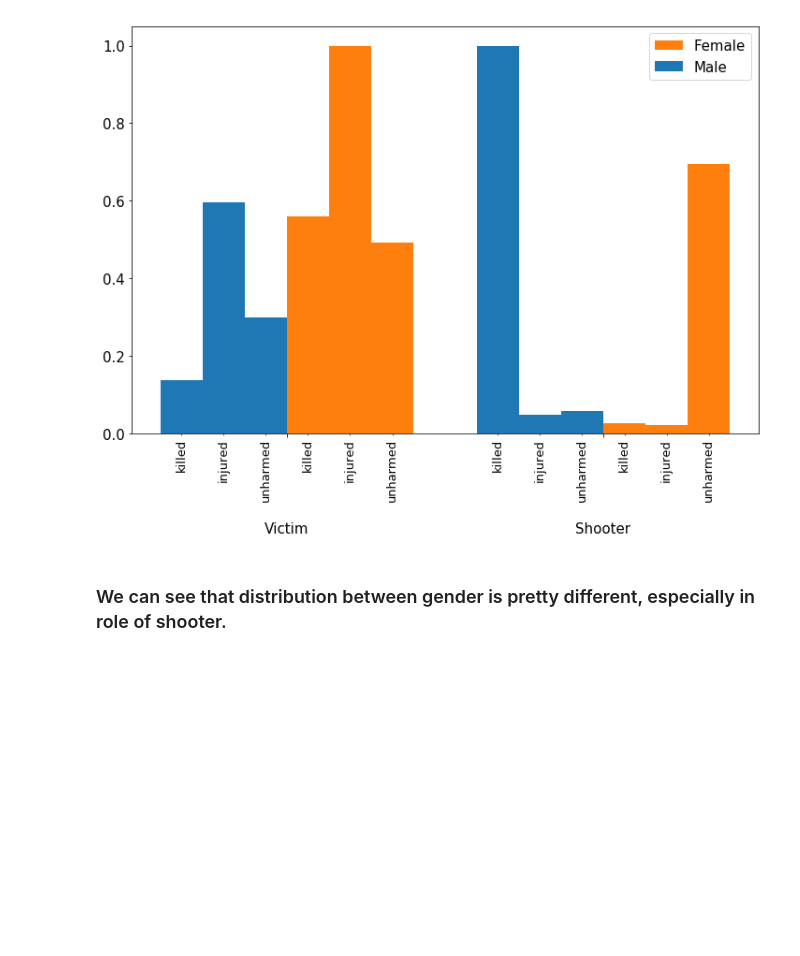
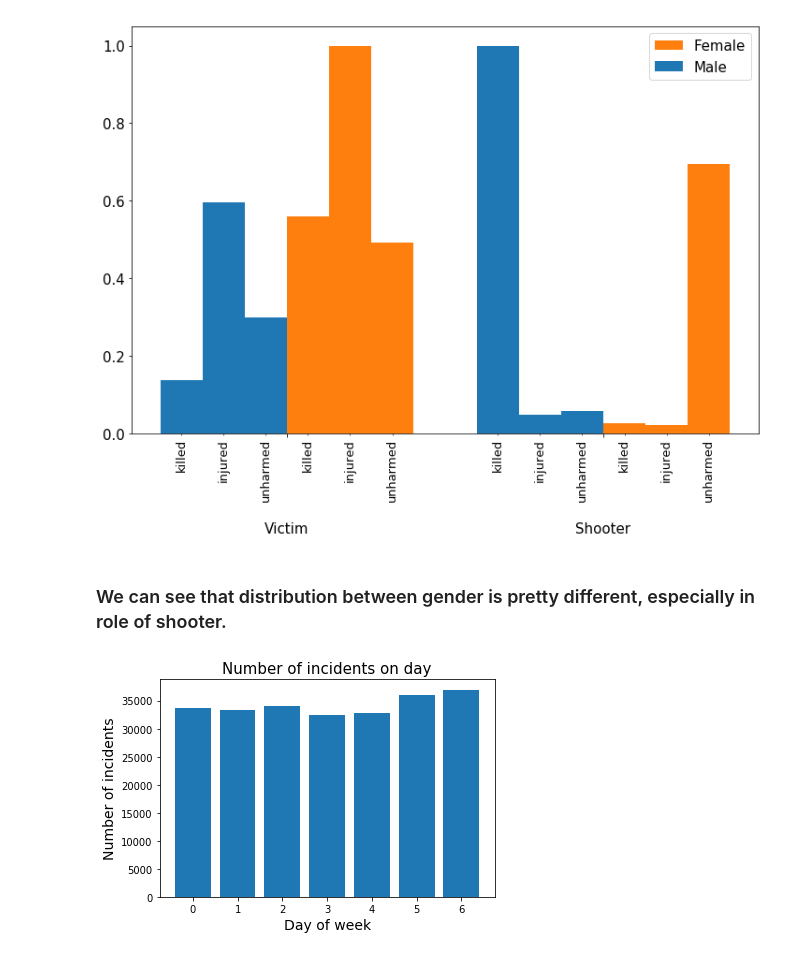
Before and after one commit to belkasanek/eda-gun-violence, a Jupyter notebook: gun_violence_eda.ipynb, the cells around one changed output. Drawn from its saved outputs; the diff is of its cells as text; code cells hidden in the pictures; blank space fills up the shorter version.

Commit message:
Make some analysis on date column

```diff
--- a/gun_violence_eda.ipynb
+++ b/gun_violence_eda.ipynb
@@ -643,3 +643,15 @@ plt.setp(ax.yaxis.get_majorticklabels(), fontsize=15);
 [figure]
 # %% [markdown]
 ### We can see that distribution between gender is pretty different, especially in role of shooter.
+# %%
+week = df['date'].dt.weekday.value_counts().reset_index().rename(columns={'index': 'weekday'})
+week['weekday'] = week['weekday'].apply(int)
+week = week.sort_values(by='weekday')
+ax = plt.axes()
+plt.bar(week['weekday'], week['date']);
+
+ax.set_title('Number of incidents on day', fontdict={'fontsize': 15})
+ax.set_xlabel('Day of week', fontsize=14)
+ax.set_ylabel('Number of incidents', fontsize=14);
+# %% [output]
+[figure, added]
```
Also changed, not shown: parts of 10 cells of this notebook.
